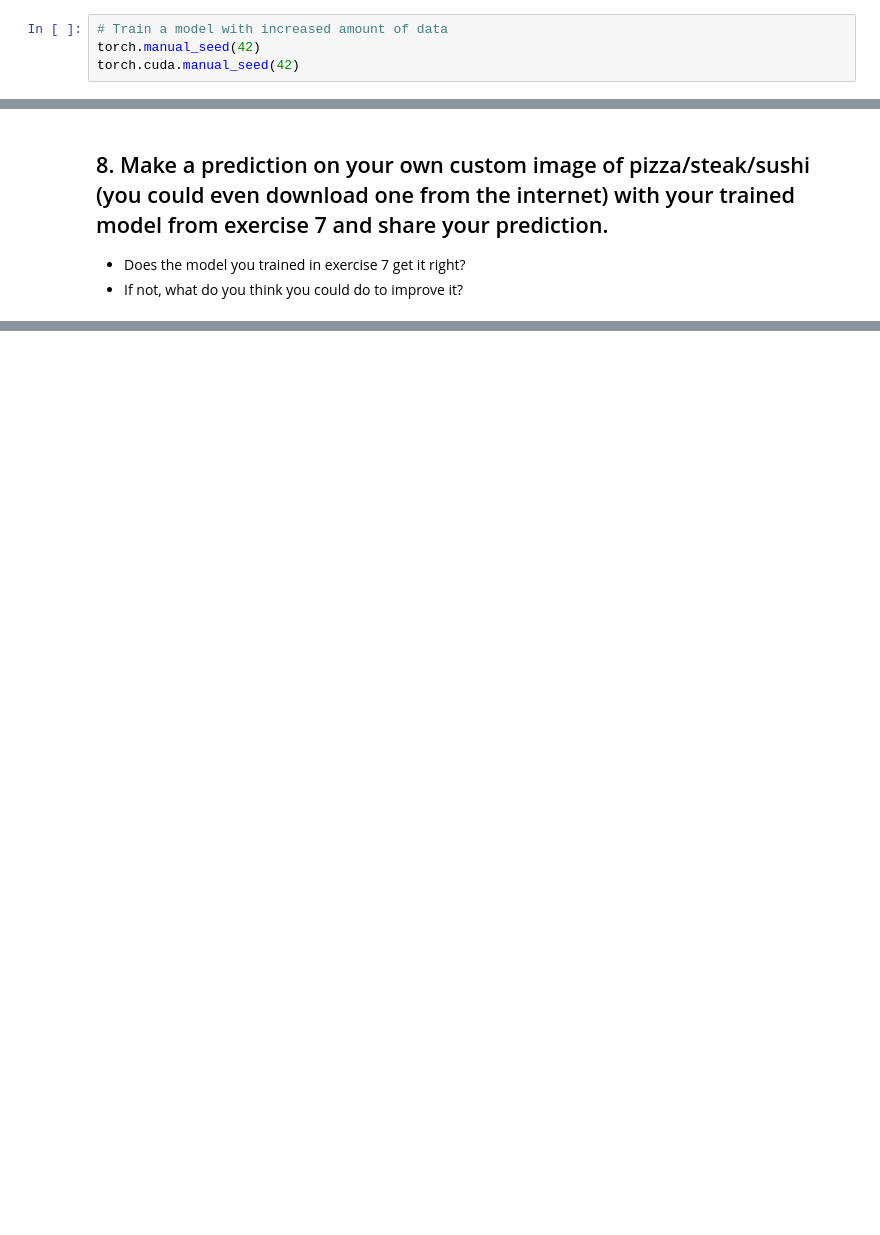
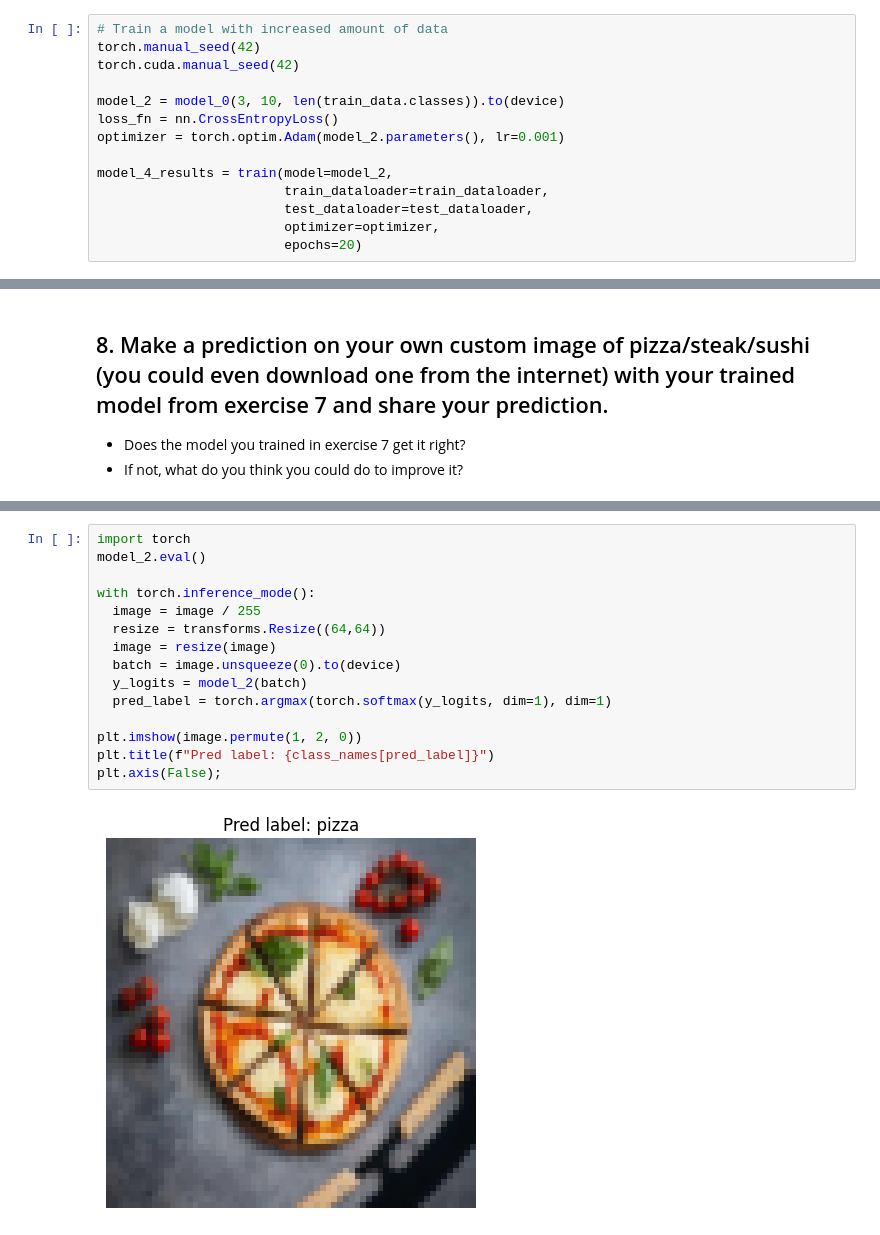
Before and after one commit to danilovpy/learnpytorchioexe, a Jupyter notebook: extras/exercises/04_pytorch_custom_datasets_exercises.ipynb, the cells around one changed output, grey strips where cells are left out. Cells and saved outputs as stored; diff of their text form; blank space fills up the shorter version.

```diff
--- a/extras/exercises/04_pytorch_custom_datasets_exercises.ipynb
+++ b/extras/exercises/04_pytorch_custom_datasets_exercises.ipynb
@@ -572,3 +661,13 @@ simple_transform = transforms.Compose([
 # Train a model with increased amount of data
 torch.manual_seed(42)
 torch.cuda.manual_seed(42)
+
+model_2 = model_0(3, 10, len(train_data.classes)).to(device)
+loss_fn = nn.CrossEntropyLoss()
+optimizer = torch.optim.Adam(model_2.parameters(), lr=0.001)
+
+model_4_results = train(model=model_2,
+                        train_dataloader=train_dataloader,
+                        test_dataloader=test_dataloader,
+                        optimizer=optimizer,
+                        epochs=20)
@@ -578,0 +735,17 @@ torch.cuda.manual_seed(42)
+# %%
+import torch
+model_2.eval()
+
+with torch.inference_mode():
+  image = image / 255
+  resize = transforms.Resize((64,64))
+  image = resize(image)
+  batch = image.unsqueeze(0).to(device)
+  y_logits = model_2(batch)
+  pred_label = torch.argmax(torch.softmax(y_logits, dim=1), dim=1)
+
+plt.imshow(image.permute(1, 2, 0))
+plt.title(f"Pred label: {class_names[pred_label]}")
+plt.axis(False);
+# %% [output]
+[figure, added]
```
Also changed, not shown: parts of 16 cells of this notebook.
